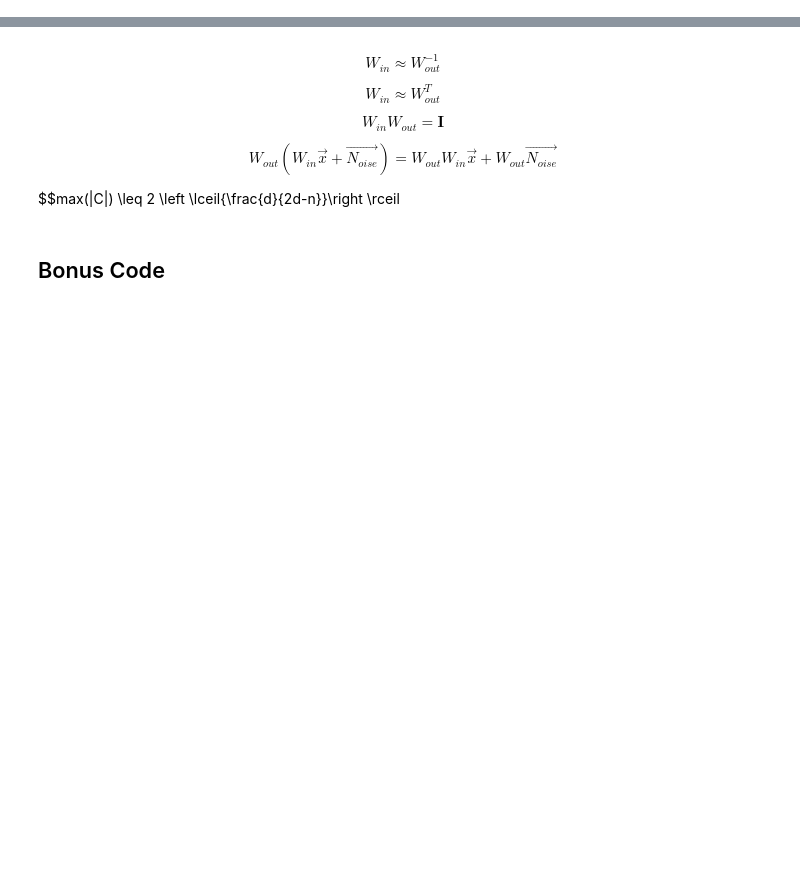
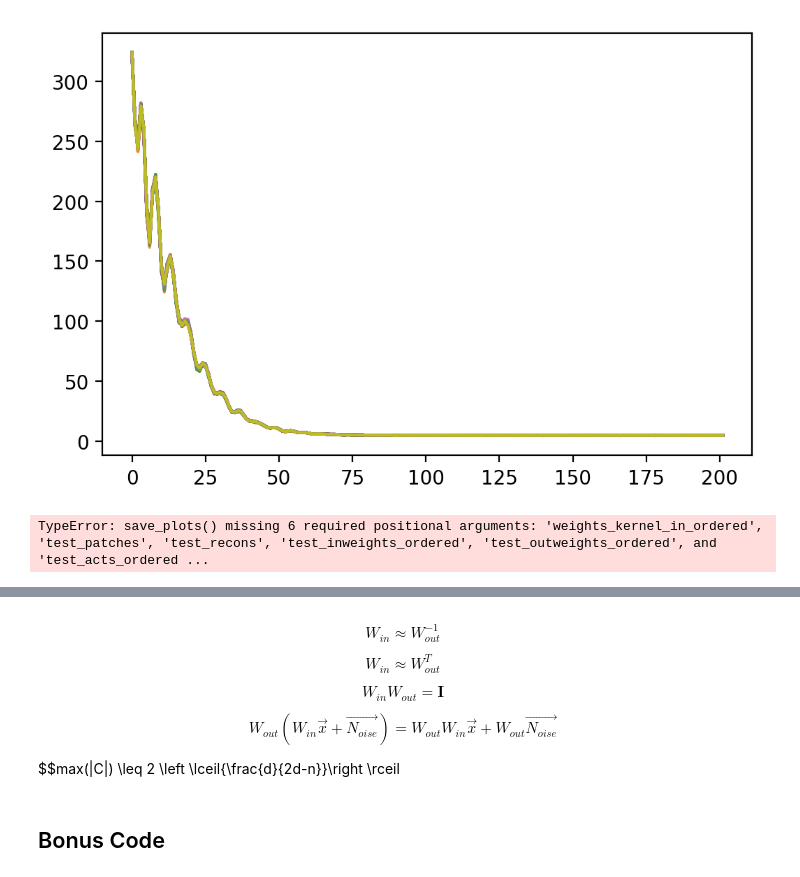
Before and after one commit to vdutell/karklinsimoncelli2011, a Jupyter notebook: Reimplementing Model - Karklin & Simoncelli 2011 .ipynb, the cells around one changed output, grey strips where cells are left out. Drawn from its saved outputs; the diff is of its cells as text; code cells hidden in the pictures; blank space fills up the shorter version.

```diff
--- a/Reimplementing Model - Karklin & Simoncelli 2011 .ipynb
+++ b/Reimplementing Model - Karklin & Simoncelli 2011 .ipynb
@@ -163,0 +182,14 @@ Caused by op 'crx/MatrixInverse', defined at:
+# %%
+p = plt.plot(cost_evolution)
+# %% [output]
+[figure, added]
+# %%
+plu.save_plots(encoding_model,
+               cost_evolution,
+               wmean_evolution,
+               inweights_evolution,
+               activation_evolution,
+               bias_evolution,
+               weights_ordered)
+# %% [output]
+TypeError: save_plots() missing 6 required positional arguments: 'weights_kernel_in_ordered', 'test_patches', 'test_recons', 'test_inweights_ordered', 'test_outweights_ordered', and 'test_acts_ordered ...
```
Also changed, not shown: parts of 20 cells of this notebook, 3 other files.
